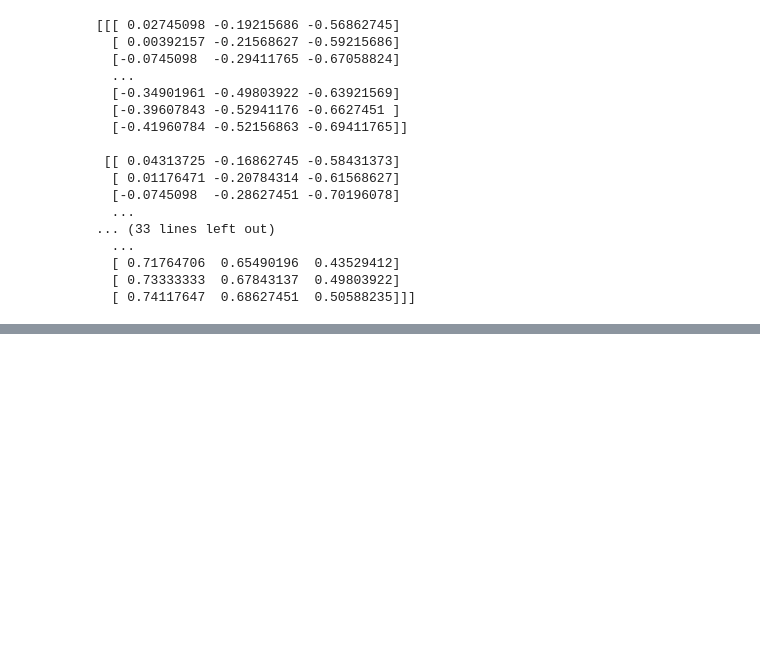
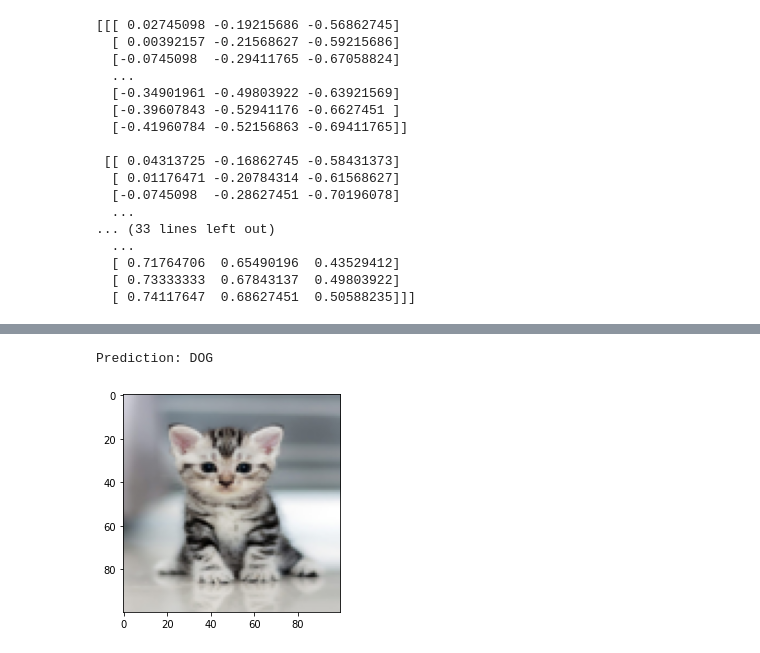
Before and after one commit to tcruz88/CNN_project, a Jupyter notebook: CNN.ipynb, the cells around one changed output, grey strips where cells are left out. Saved outputs shown, nothing was run; the diff lists cells and outputs as text; code cells hidden in the pictures; blank space fills up the shorter version.

```diff
--- a/CNN.ipynb
+++ b/CNN.ipynb
@@ -231,0 +297,5 @@ Prediction: CAT
+# %%
+prediction('cat_sample_2.jpg')
+# %% [output]
+Prediction: DOG
+[figure, added]
```
Also changed, not shown: parts of 11 cells of this notebook.
